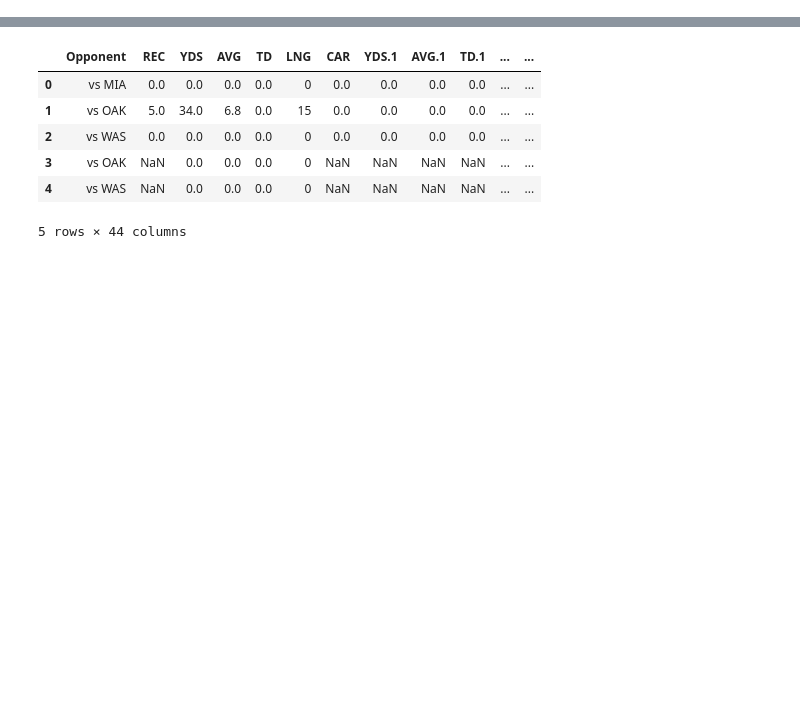
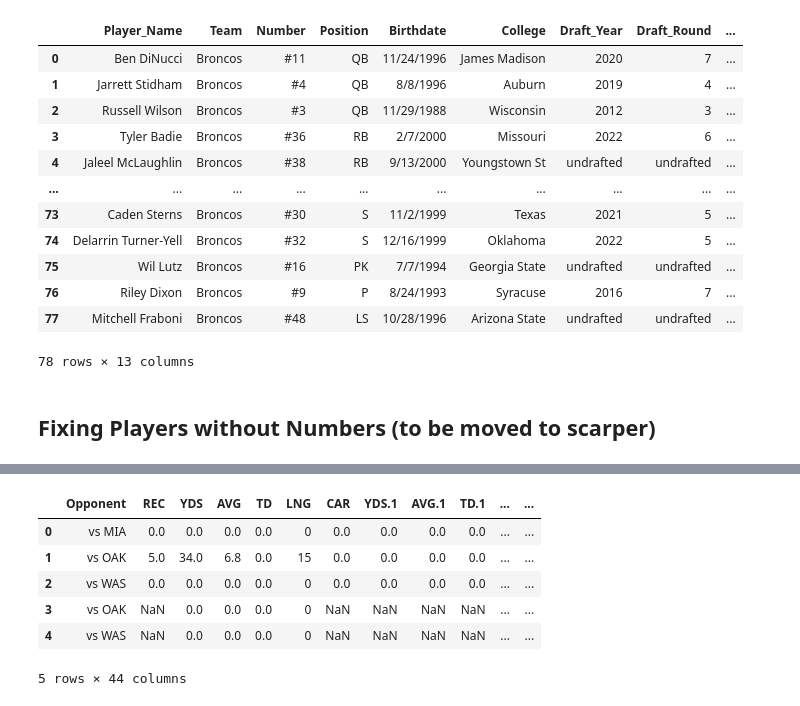
Before and after one commit to MarcLinderGit/ESPN_Stats, a Jupyter notebook: Merge_Stats.ipynb, the cells around one changed output, grey strips where cells are left out. Saved outputs shown, nothing was run; the diff lists cells and outputs as text; code cells hidden in the pictures; blank space fills up the shorter version.

Commit message:
change to OOP, PlayerBio working

```diff
--- a/Merge_Stats.ipynb
+++ b/Merge_Stats.ipynb
@@ -0,0 +1,25 @@
+# %%
+import pandas as pd
+
+# Read the CSV file into a DataFrame
+player_bios = pd.read_csv('player_bio.csv')
+player_bios.rename(columns={player_bios.columns[0]: 'Player_Name'}, inplace=True)
+
+# You can now work with the data using the DataFrame
+player_bios
+# %% [output]
+|  | Player_Name | Team | Number | Position | Birthdate | College | Draft_Year | Draft_Round | ... |
+| 0 | Ben DiNucci | Broncos | #11 | QB | 11/24/1996 | James Madison | 2020 | 7 | ... |
+| 1 | Jarrett Stidham | Broncos | #4 | QB | 8/8/1996 | Auburn | 2019 | 4 | ... |
+| 2 | Russell Wilson | Broncos | #3 | QB | 11/29/1988 | Wisconsin | 2012 | 3 | ... |
+| 3 | Tyler Badie | Broncos | #36 | RB | 2/7/2000 | Missouri | 2022 | 6 | ... |
+| 4 | Jaleel McLaughlin | Broncos | #38 | RB | 9/13/2000 | Youngstown St | undrafted | undrafted | ... |
+| ... | ... | ... | ... | ... | ... | ... | ... | ... | ... |
+| 73 | Caden Sterns | Broncos | #30 | S | 11/2/1999 | Texas | 2021 | 5 | ... |
+| 74 | Delarrin Turner-Yell | Broncos | #32 | S | 12/16/1999 | Oklahoma | 2022 | 5 | ... |
+| 75 | Wil Lutz | Broncos | #16 | PK | 7/7/1994 | Georgia State | undrafted | undrafted | ... |
+| 76 | Riley Dixon | Broncos | #9 | P | 8/24/1993 | Syracuse | 2016 | 7 | ... |
+| 77 | Mitchell Fraboni | Broncos | #48 | LS | 10/28/1996 | Arizona State | undrafted | undrafted | ... |
+78 rows × 13 columns
+# %% [markdown]
+## Fixing Players without Numbers (to be moved to scarper)
```
Also changed, not shown: parts of 4 cells of this notebook, 3 other files.
